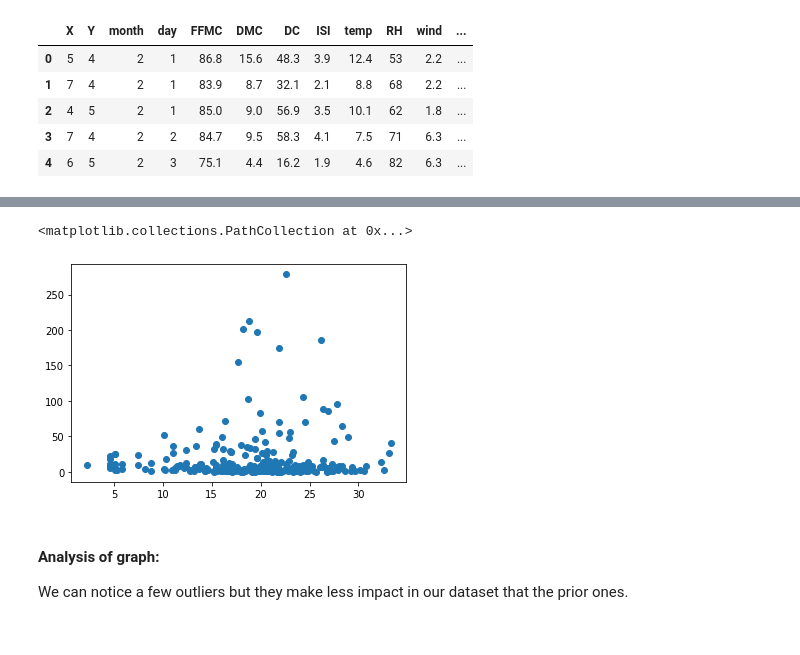
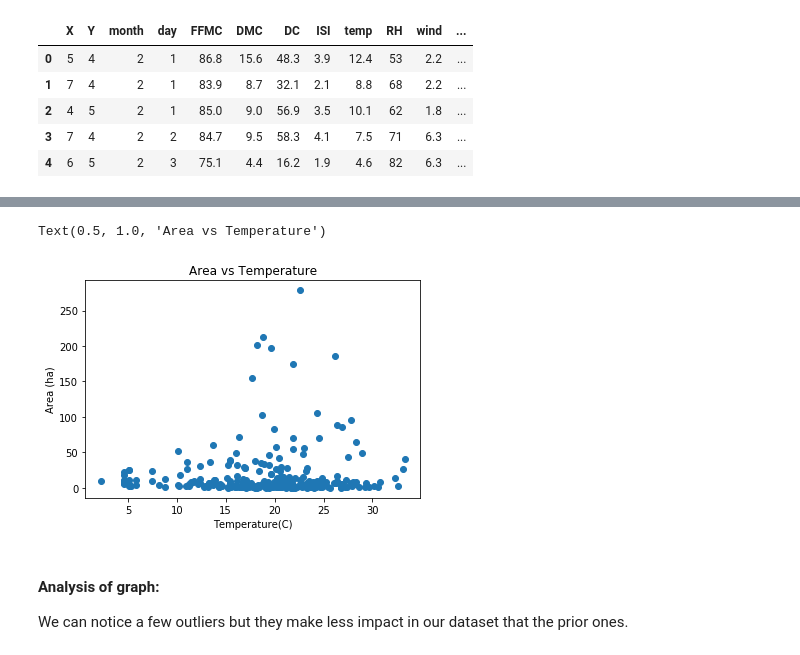
Before and after one commit to Manuel-mane/Forest_fire, a Jupyter notebook: regression_prediction_of_forest_fire_using_support_vector_machine.ipynb, the cells around one changed output, grey strips where cells are left out. Drawn from its saved outputs; the diff is of its cells as text; code cells hidden in the pictures.

```diff
--- a/regression_prediction_of_forest_fire_using_support_vector_machine.ipynb
+++ b/regression_prediction_of_forest_fire_using_support_vector_machine.ipynb
@@ -533,8 +596,8 @@ As we can see the two outliers affect way too much the accuracy of this mode. We
 
 In this section we will try to analyze only the data that led to the happening of fire but at the same time cutting the two big outliers presented in our original data.
 # %%
-data_aff_cl = pd.read_csv('forestfires_affected_areas_no_outliers.csv')
-model=SVR()
+data_aff_cl = pd.read_csv('datasets/forestfires_affected_areas_no_outliers.csv')
+model_aff_no=SVR()
 data_aff_cl.drop('Unnamed: 0', axis=1, inplace=True)
 data_aff_cl.head()
 # %% [output]
@@ -558,9 +621,12 @@ data_aff_cl.describe()
 | max | 9.000000 | 9.000000 | 12.000000 | 7.000000 | 96.200000 | 291.300000 | 860.600000 | 22.700000 | 33.300000 | 96.000000 | 9.400000 | ... |
 # %%
 plt.scatter(data_aff_cl.temp, data_aff_cl.area)
+plt.xlabel('Temperature(C)')
+plt.ylabel('Area (ha)')
+plt.title("Area vs Temperature")
 # %% [output]
-<matplotlib.collections.PathCollection at 0x...>
+Text(0.5, 1.0, 'Area vs Temperature')
-[figure, old version]
+[figure, new version]
 # %% [markdown]
 #### Analysis of graph:
 
```
Also changed, not shown: parts of 31 cells of this notebook, 9 other files.
